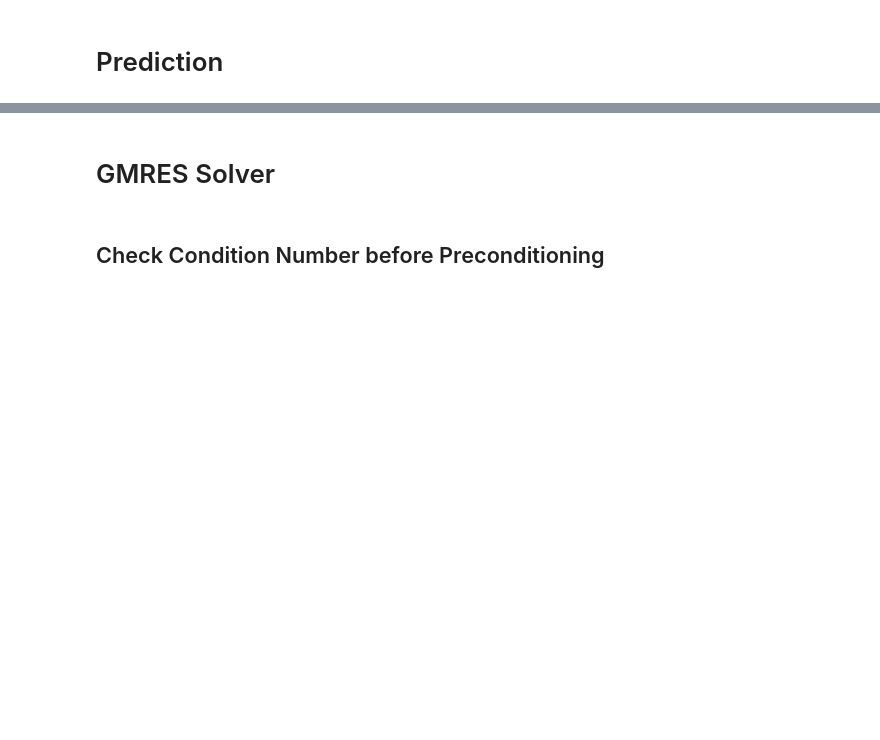
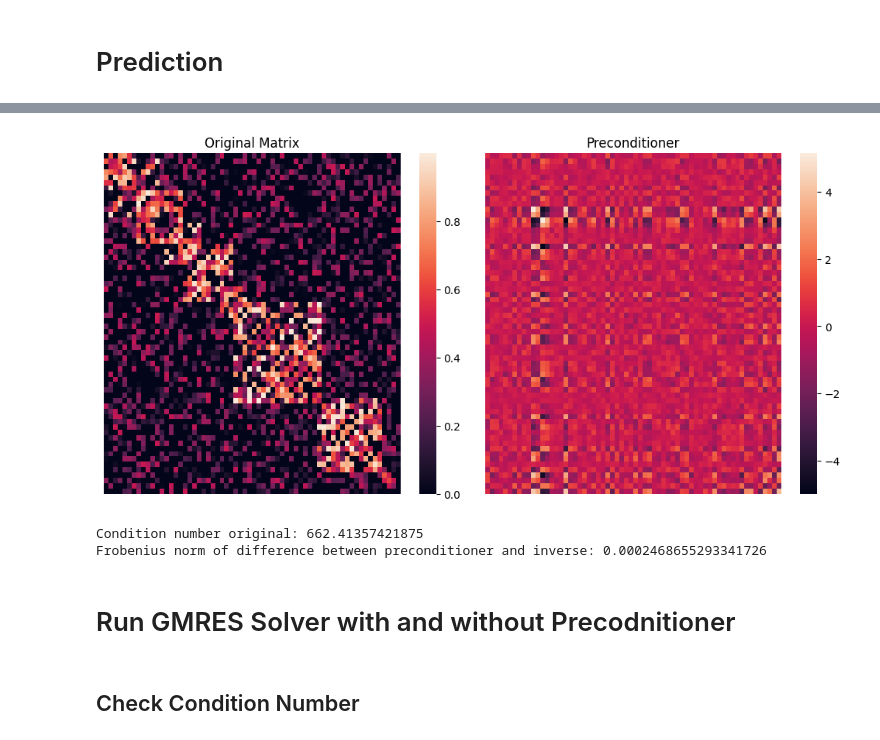
Before and after one commit to 24io/opencampus-ai-project, a Jupyter notebook: testrun.ipynb, the cells around one changed output, grey strips where cells are left out. Cells and saved outputs as stored; diff of their text form; code cells hidden in the pictures; blank space fills up the shorter version.

```diff
--- a/testrun.ipynb
+++ b/testrun.ipynb
@@ -366,4 +388,35 @@ print(prec[0])
+# %%
+# Function to plot matrices
+def plot_matrices(matrices: List[np.ndarray], titles: List[str], colorbar: str = VALUE_COLORBAR) -> None:
+    num_matrices = len(matrices)
+    fig, axes = plt.subplots(1, num_matrices, figsize=(5 * num_matrices, 5))
+
+    for i, (matrix, title) in enumerate(zip(matrices, titles)):
+        ax = axes[i] if num_matrices > 1 else axes
+        sns.heatmap(matrix, cmap=colorbar, ax=ax, cbar=True)
+        ax.set_title(title)
+        ax.set_xticks([])
+        ax.set_yticks([])
+
+    plt.tight_layout()
+    plt.show()
+
+# Plot matrices
+plot_matrices([test_matrices[0], precs[0]], ['Original Matrix', 'Preconditioner'], colorbar=VALUE_COLORBAR)
+# %% [output]
+[figure, added]
+# %%
+# Check condition number
+from numpy.linalg import cond
+
+print(f"Condition number original: {cond(test_matrices[0])}")
+print(f"Frobenius norm of difference between preconditioner and inverse: {np.linalg.norm(precs[0] - np.linalg.inv(A[0]))}")
+#residual = np.linalg.norm(b_example - A_example @ x_prec)
+#print(f"Residual after preconditioned GMRES: {residual}")
+# %% [output]
+Condition number original: 662.41357421875
+Frobenius norm of difference between preconditioner and inverse: 0.0002468655293341726
 # %% [markdown]
-# GMRES Solver
+# Run GMRES Solver with and without Precodnitioner
 # %% [markdown]
-## Check Condition Number before Preconditioning
+## Check Condition Number
```
Also changed, not shown: parts of 39 cells of this notebook.
